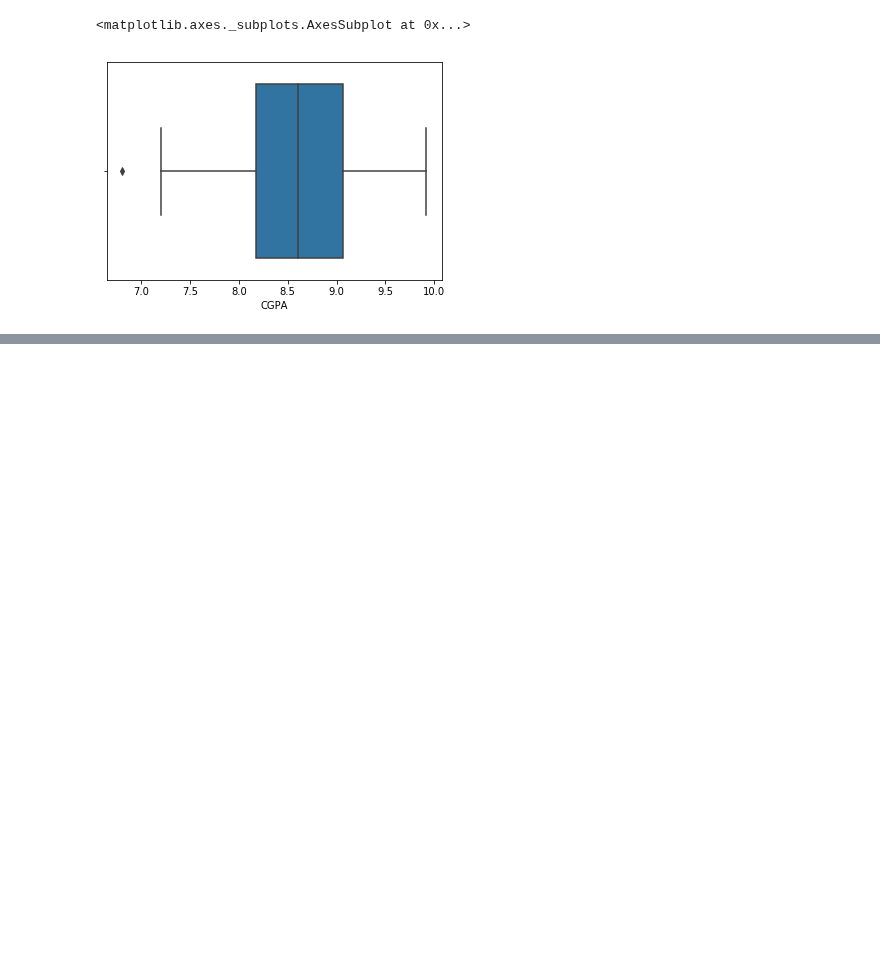
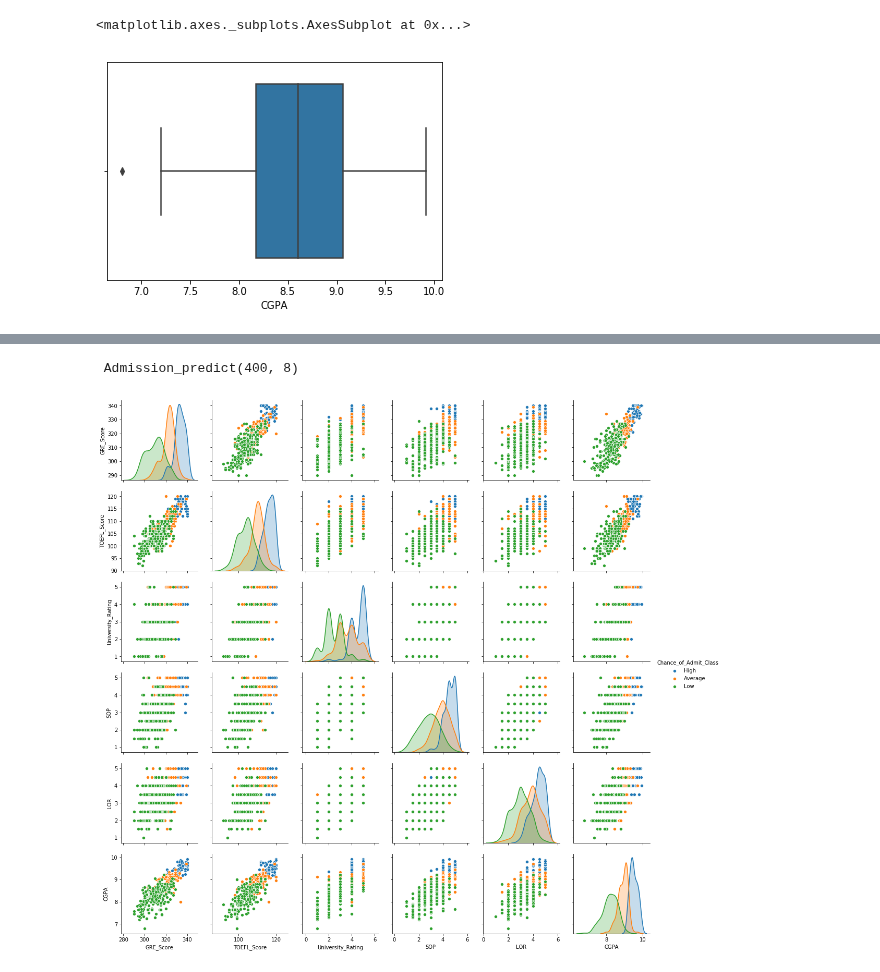
Before and after one commit to SANYAM1996/scatter-plotter, a Jupyter notebook: Graduate_admission.ipynb, the cells around one changed output, grey strips where cells are left out. Drawn from its saved outputs; the diff is of its cells as text; code cells hidden in the pictures; blank space fills up the shorter version.

Commit message:
commited additional data

```diff
--- a/Graduate_admission.ipynb
+++ b/Graduate_admission.ipynb
@@ -281,3 +281,18 @@ sns.boxplot(data.CGPA)
 6.8
 <matplotlib.axes._subplots.AxesSubplot at 0x...>
 [figure]
+# %%
+data = pd.read_csv('Admission_predict.CSV',index_col=0)
+data = data.rename(columns={'GRE Score' : 'GRE_Score',
+                            'TOEFL Score' : 'TOEFL_Score',
+                            'University Rating' : 'University_Rating',
+                            'Chance of Admit ' : 'Chance_of_Admit',
+                            'LOR ' : 'LOR'})
+
+data.loc[data.Chance_of_Admit >= 0.90, 'Chance_of_Admit_Class'] = "High"
+data.loc[(data.Chance_of_Admit >= 0.75) & (data.Chance_of_Admit < 0.90), 'Chance_of_Admit_Class'] = "Average"
+data.loc[data.Chance_of_Admit <= 0.75, 'Chance_of_Admit_Class'] = "Low"
+
+del data['Chance_of_Admit']
+
+print (data['Chance_of_Admit_Class'].value_counts())
@@ -283,0 +360,9 @@ sns.boxplot(data.CGPA)
+# %%
+print(" Admission_predict{0}".format(data.shape))
+# %% [output]
+ Admission_predict(400, 8)
+# %%
+sns.pairplot(data[["GRE_Score", "TOEFL_Score", "University_Rating", "SOP", "LOR", "CGPA", "Chance_of_Admit_Class"]], kind="scatter", hue="Chance_of_Admit_Class")
+plt.show()
+# %% [output]
+[figure, added]
```
Also changed, not shown: parts of 9 cells of this notebook, 1 other file.
